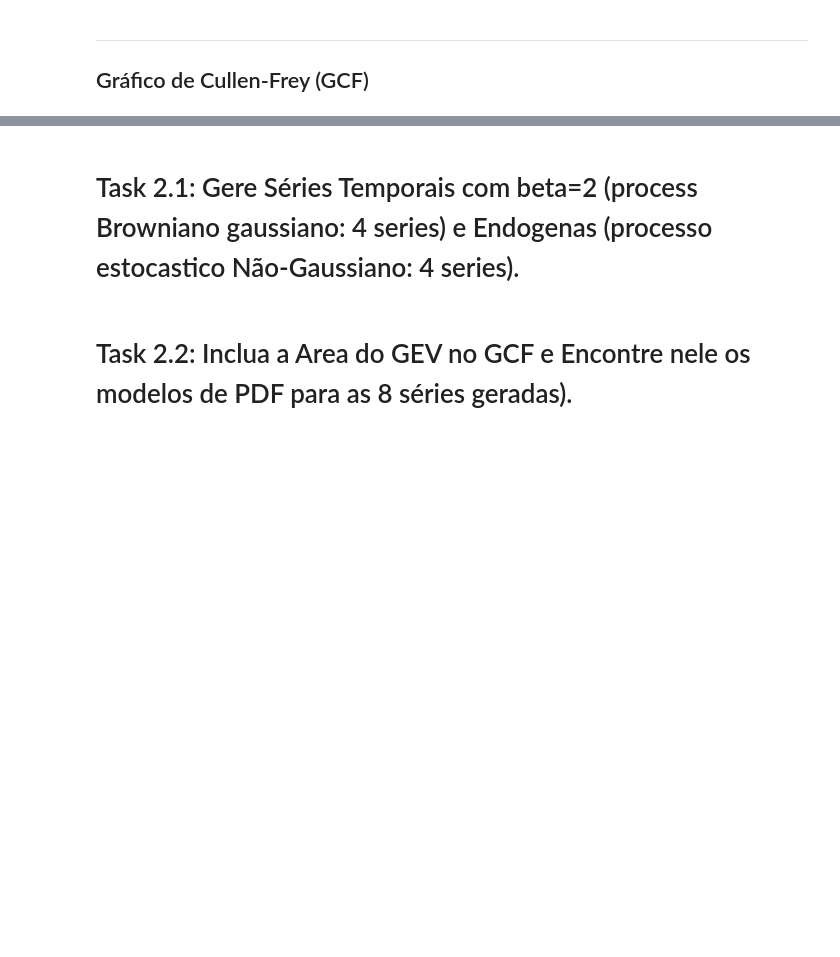
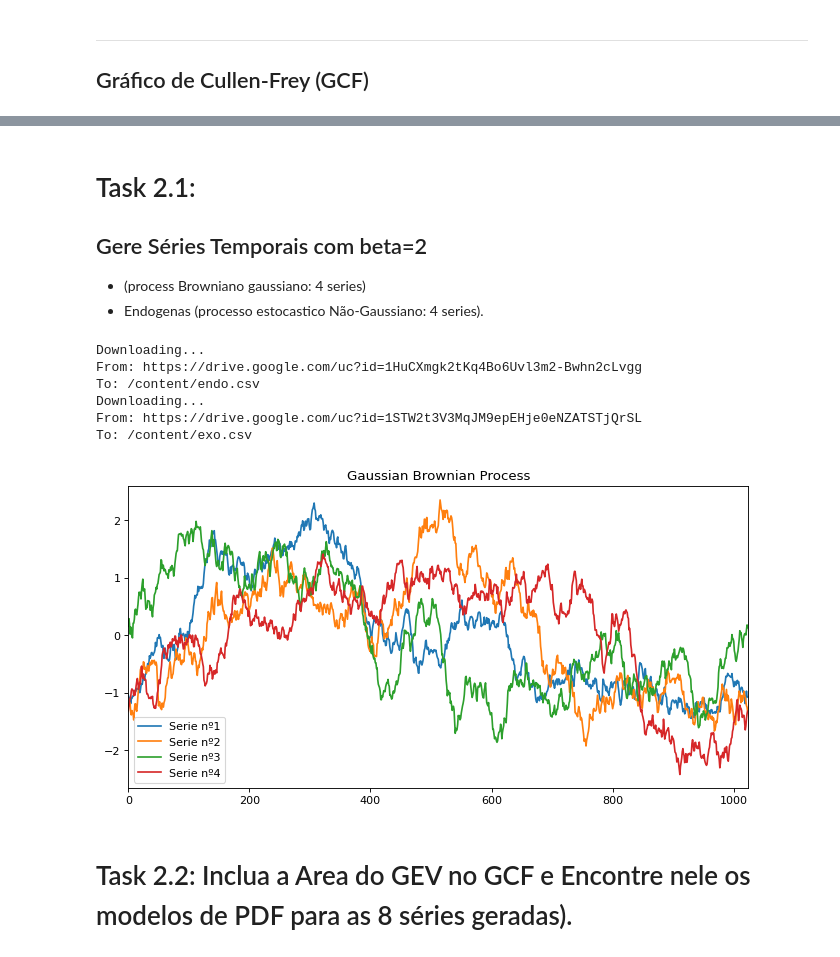
Before and after one commit to barauna-lo/Computational_Statistics, a Jupyter notebook: HandsOn_10/CAP417_HandsOn10_Barauna.ipynb, the cells around one changed output, grey strips where cells are left out. Drawn from its saved outputs; the diff is of its cells as text; code cells hidden in the pictures; blank space fills up the shorter version.

```diff
--- a/HandsOn_10/CAP417_HandsOn10_Barauna.ipynb
+++ b/HandsOn_10/CAP417_HandsOn10_Barauna.ipynb
@@ -270,2 +279,45 @@ main()
 # %% [markdown]
-# Task 2.1: Gere Séries Temporais com beta=2 (process Browniano gaussiano: 4 series) e Endogenas (processo estocastico Não-Gaussiano: 4 series).
+# Task 2.1:
+## Gere Séries Temporais com beta=2
+* (process Browniano gaussiano: 4 series)
+* Endogenas (processo estocastico Não-Gaussiano: 4 series).
+# %%
+# #Importar um arquivo do seu desktop para o Colab
+
+# #File from your computer:
+from google.colab import files
+
+#Downloading data
+!gdown --id 1HuCXmgk2tKq4Bo6Uvl3m2-Bwhn2cLvgg
+!gdown --id 1STW2t3V3MqJM9epEHje0eNZATSTjQrSL
+
+dfendo = pd.read_csv('endo.csv')
+dfexo = pd.read_csv('exo.csv')
+# %% [output]
+Downloading...
+From: https://drive.google.com/uc?id=1HuCXmgk2tKq4Bo6Uvl3m2-Bwhn2cLvgg
+To: /content/endo.csv
+Downloading...
+From: https://drive.google.com/uc?id=1STW2t3V3MqJM9epEHje0eNZATSTjQrSL
+To: /content/exo.csv
+# %%
+#Creating a Empty DataFrame
+noise = pd.DataFrame()
+#SetUp a noise class
+beta = 2
+#Creat dataSize
+dataSize = 2**10
+for i in range(0,4):
+  bpst = normalizeSerie(cn.powerlaw_psd_gaussian(beta,dataSize))
+  noise.insert(i,str(i),bpst) #insert new collums
+# %%
+from matplotlib.pyplot import figure
+figure(figsize=(10,5),dpi=80)
+for i in range(0,4):
+  plt.plot(noise[str(i)][:samplePlot],label="Serie nº"+str(i+1))
+plt.xlim(0,samplePlot)
+plt.legend(loc=3) #location of the legend
+plt.title("Gaussian Brownian Process")
+plt.show()
+# %% [output]
+[figure, added]
```
Also changed, not shown: parts of 9 cells of this notebook.
